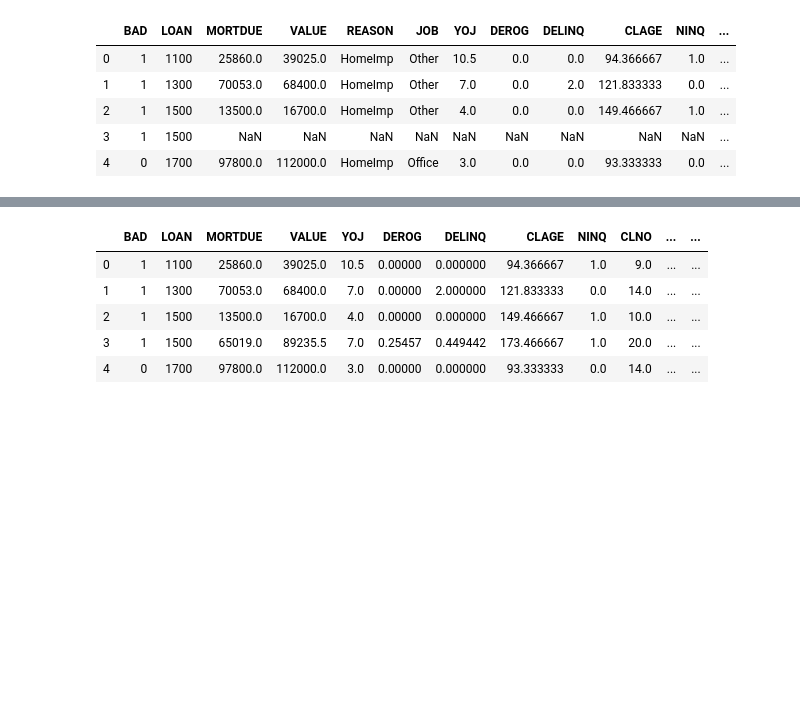
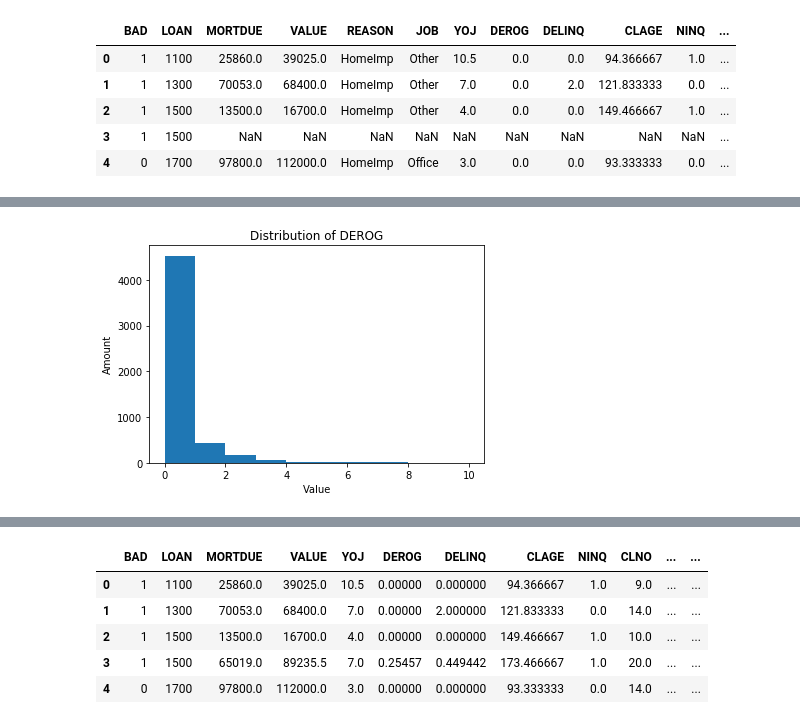
Before and after one commit to AbdullahKeteldijk/credit_default_kaggle, a Jupyter notebook: notebooks/01_basic_model.ipynb, the cells around one changed output, grey strips where cells are left out. Cells and saved outputs as stored; diff of their text form; code cells hidden in the pictures; blank space fills up the shorter version.

```diff
--- a/notebooks/01_basic_model.ipynb
+++ b/notebooks/01_basic_model.ipynb
@@ -64,0 +57,9 @@ dtype: int64
+# %%
+import matplotlib.pyplot as plt
+
+ax = df.DEROG.plot.hist()
+ax.set_xlabel('Value')
+ax.set_ylabel('Amount')
+plt.title('Distribution of DEROG');
+# %% [output]
+[figure, added]
```
Also changed, not shown: parts of 7 cells of this notebook, 21 other files.
